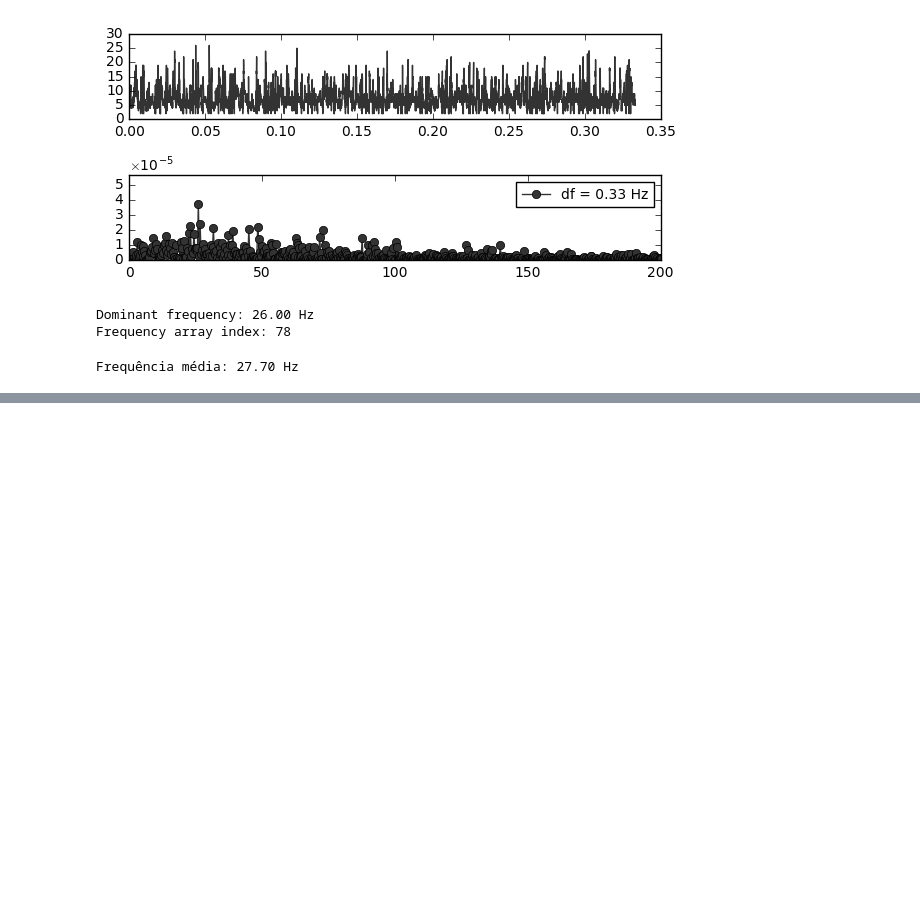
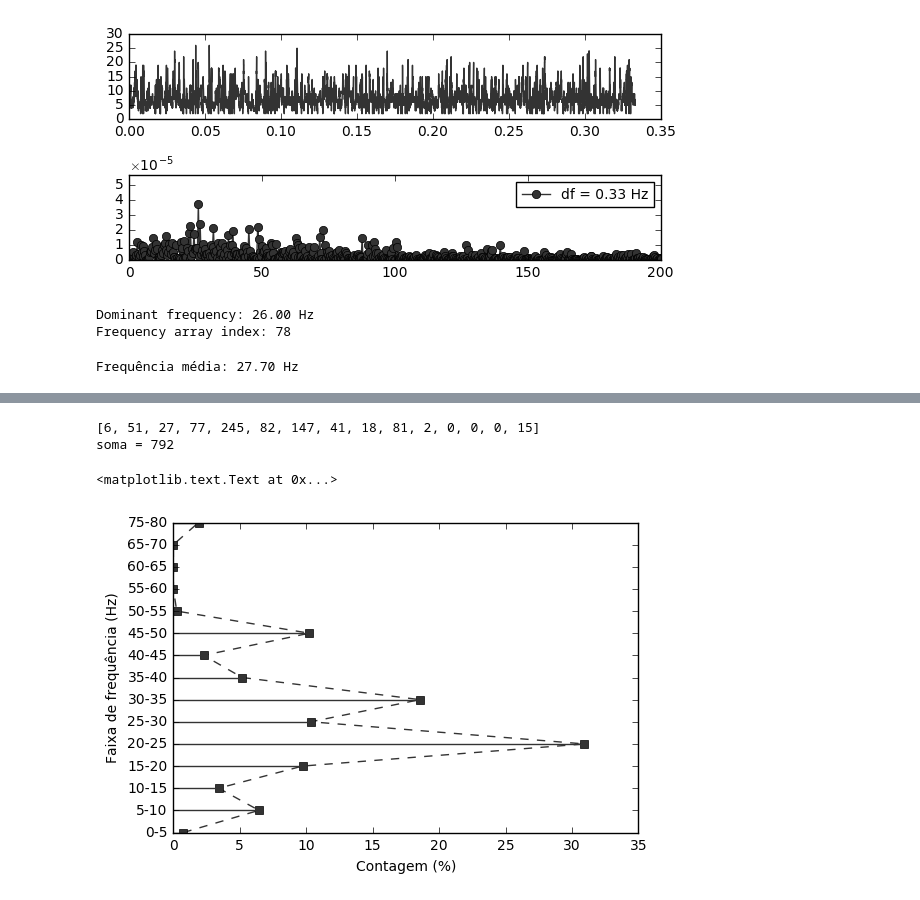
Before and after one commit to julionaojulho/image-analysis, a Jupyter notebook: test-1.ipynb, the cells around one changed output, grey strips where cells are left out. Saved outputs shown, nothing was run; the diff lists cells and outputs as text; code cells hidden in the pictures; blank space fills up the shorter version.

```diff
--- a/test-1.ipynb
+++ b/test-1.ipynb
@@ -123,0 +137,23 @@ plt.ylabel('Contagem')
+# %%
+mi = [0]*15
+for ff in freq:
+    for i,div in enumerate(np.arange(5,81,5)):
+        if ff <= div and ff > div-5:
+            mi[i] += 1
+print(mi,'\nsoma = {}'.format(sum(mi)))
+fig, ax = plt.subplots()
+ax.plot(np.array(mi)/7.92,list(range(15)),'s--',color=gr)
+for i,m in enumerate(mi):
+    ax.plot([0,m/7.92],[i,i],'-',color=gr)
+ax.set_yticks(list(range(15)))
+ax.set_yticklabels(['0-5','5-10','10-15','15-20',
+                    '20-25','25-30','30-35','35-40',
+                   '40-45','45-50','50-55','55-60',
+                   '60-65','65-70','75-80'],rotation=0)
+ax.set_ylabel('Faixa de frequência (Hz)')
+ax.set_xlabel('Contagem (%)')
+# %% [output]
+[6, 51, 27, 77, 245, 82, 147, 41, 18, 81, 2, 0, 0, 0, 15]
+soma = 792
+<matplotlib.text.Text at 0x...>
+[figure, added]
```
Also changed, not shown: parts of 2 cells of this notebook.
